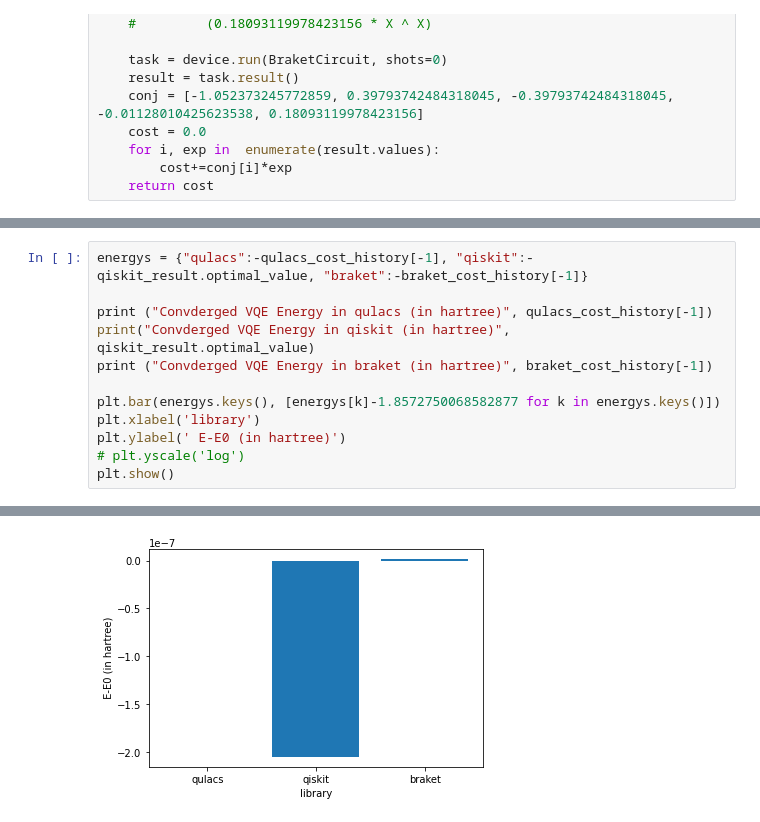
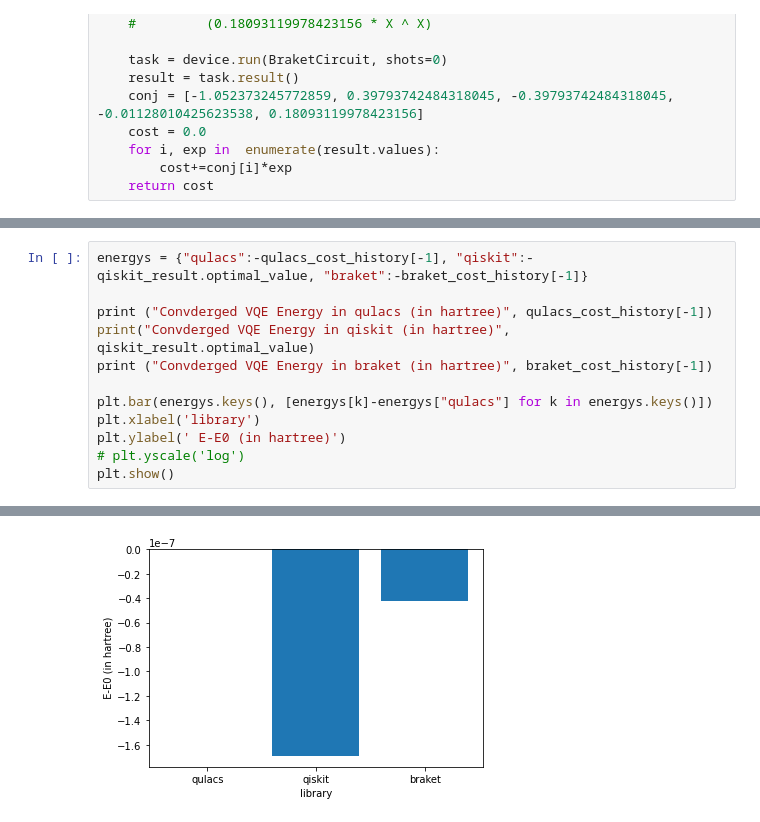
Before and after one commit to q-group-work/naniwa, a Jupyter notebook: Demo/Demo.ipynb, the cells around one changed output, grey strips where cells are left out. Saved outputs shown, nothing was run; the diff lists cells and outputs as text.

```diff
--- a/Demo/Demo.ipynb
+++ b/Demo/Demo.ipynb
@@ -290,7 +281,7 @@ print ("Convderged VQE Energy in qulacs (in hartree)", qulacs_cost_history[-1])
 print("Convderged VQE Energy in qiskit (in hartree)", qiskit_result.optimal_value)
 print ("Convderged VQE Energy in braket (in hartree)", braket_cost_history[-1])
 
-plt.bar(energys.keys(), [energys[k]-1.8572750068582877 for k in energys.keys()])
+plt.bar(energys.keys(), [energys[k]-energys["qulacs"] for k in energys.keys()])
 plt.xlabel('library')
 plt.ylabel(' E-E0 (in hartree)')
 # plt.yscale('log')
@@ -302 +293 @@ Convderged VQE Energy in braket (in hartree) -1.8572750081903346
-[figure, old version]
+[figure, new version]
```
Also changed, not shown: parts of 6 cells of this notebook.
